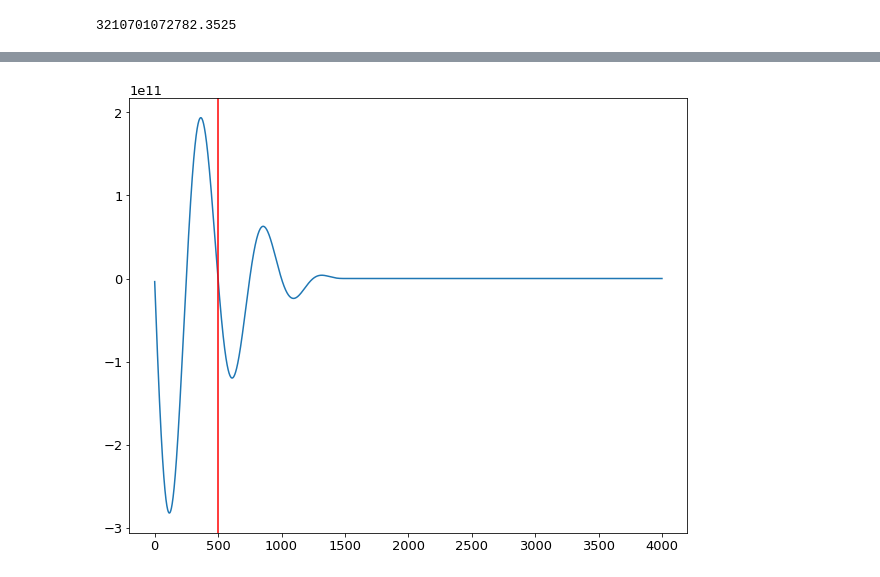
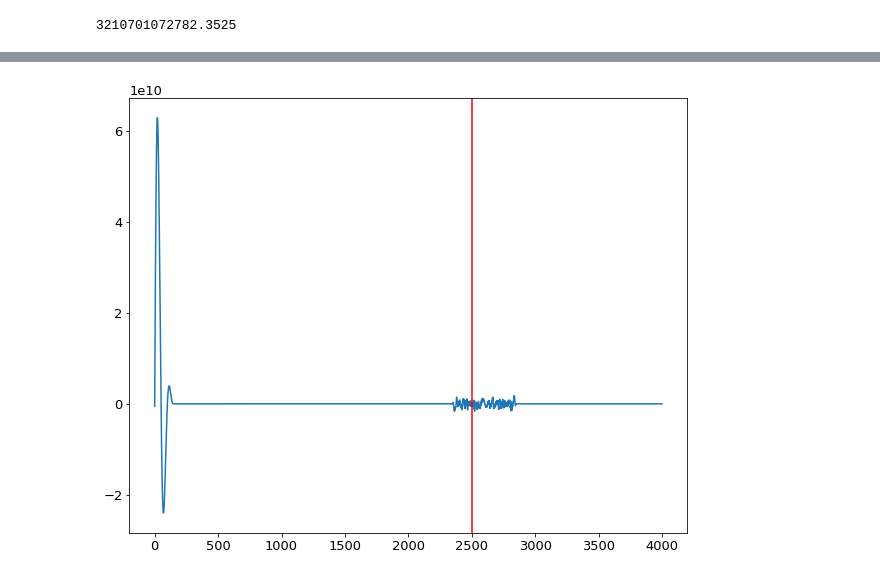
Before and after one commit to Hari31416/MSc_Project, a Jupyter notebook: epoch/Harmonics/Harmonics.ipynb, the cells around one changed output, grey strips where cells are left out. Saved outputs shown, nothing was run; the diff lists cells and outputs as text; code cells hidden in the pictures.

```diff
--- a/epoch/Harmonics/Harmonics.ipynb
+++ b/epoch/Harmonics/Harmonics.ipynb
@@ -42,12 +43,12 @@ def get_field(id, component="y"):
     field = comp[component].data
     return field
 # %%
-Ey = get_field(10)
+Ey = get_field(5)
 plt.plot(Ey)
-plt.axvline(500, color="red")
+plt.axvline(2500, color="red")
 plt.show()
 # %% [output]
-[figure, old version]
+[figure, new version]
 # %%
 Ey = get_field(10)
 plt.plot(Ey)
```
Also changed, not shown: parts of 33 cells of this notebook, 14 other files.
